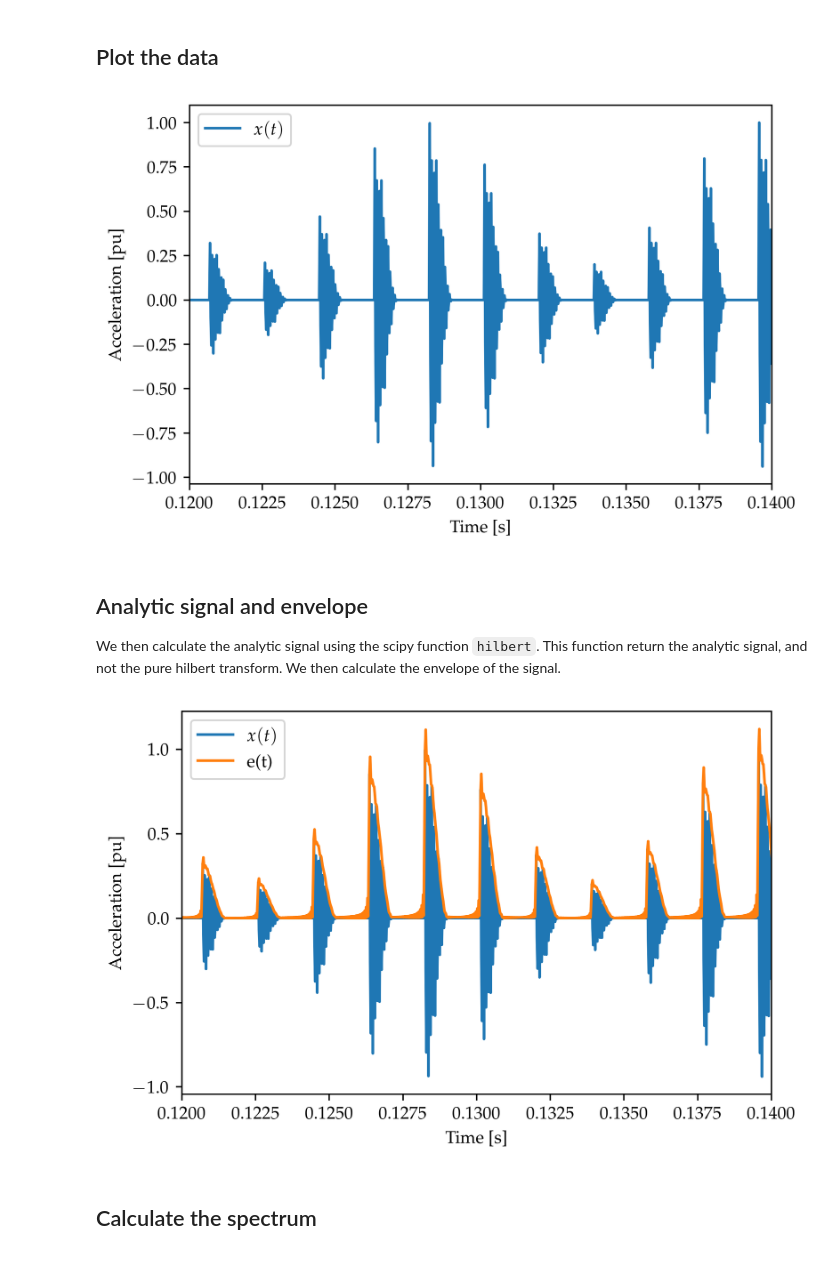
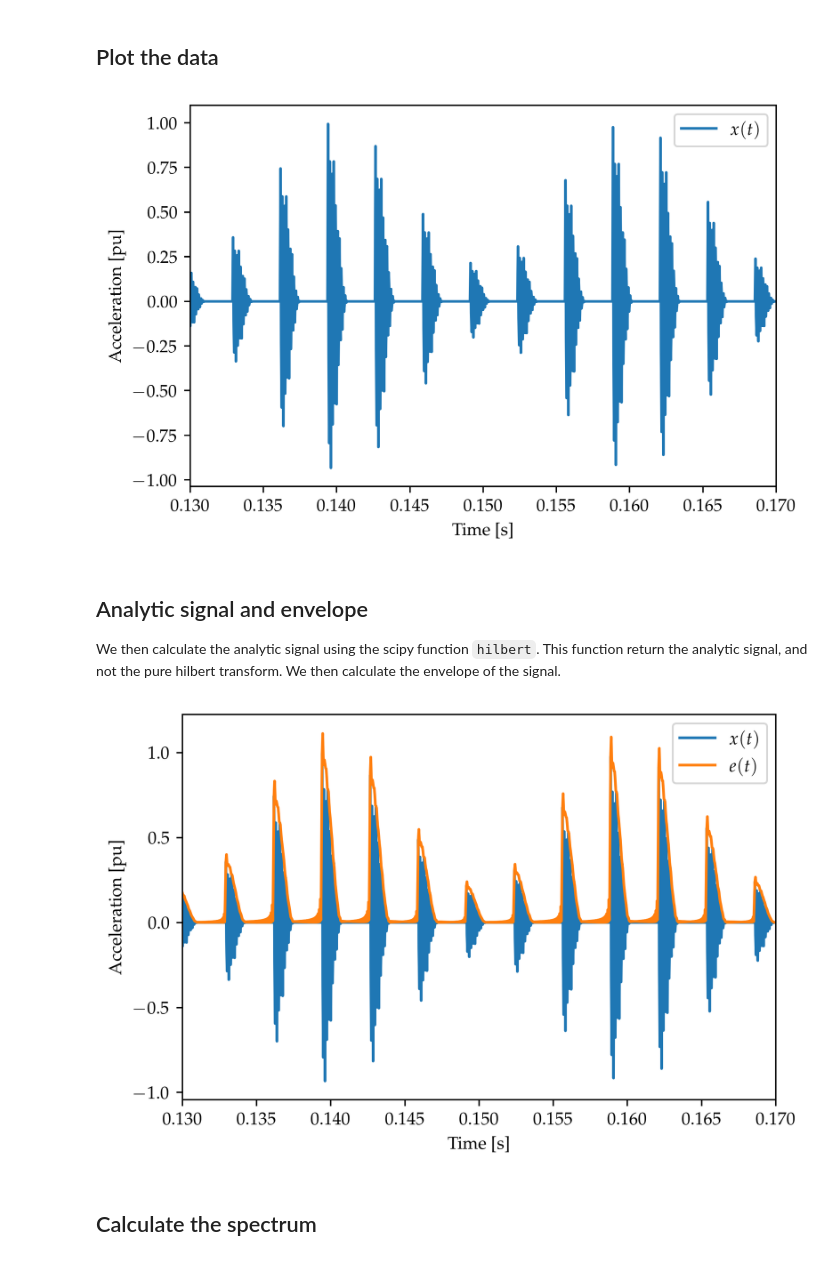
Before and after one commit to SignalAnalysisLab/uia-cm-presentation, a Jupyter notebook: python/main.ipynb, the cells around one changed output. Drawn from its saved outputs; the diff is of its cells as text; code cells hidden in the pictures.

```diff
--- a/python/main.ipynb
+++ b/python/main.ipynb
@@ -28,8 +28,8 @@ dpi = 360
 # %%
 filename = 'bearing_fault.dat'
 
-fs = 44e3 # Hz
-rps = 60
+fs = 25600 # Hz
+rps = 50
 
 # BPFI
 # RPS not RPM!!!!
@@ -45,13 +45,13 @@ ax.plot(t, data, label="$x(t)$")
 ax.set_xlabel('Time [s]')
 ax.set_ylabel('Acceleration [pu]')
 
-ax.set_xlim([0.12, 0.14])
+ax.set_xlim([0.13, 0.17])
 
 ax.legend()
 
 fig.savefig('figs/raw.png')
 # %% [output]
-[figure, old version]
+[figure, new version]
 # %% [markdown]
 ## Analytic signal and envelope
 
@@ -59,23 +59,23 @@ We then calculate the analytic signal using the  scipy function `hilbert`.  This
 # %%
 from scipy.signal import hilbert
 analytic_signal = hilbert(data)
 envelope = abs(analytic_signal)
 
 fig, ax = plt.subplots(dpi=dpi)
 
 ax.plot(t, data, label="$x(t)$")
-ax.plot(t, envelope, label="e(t)")
+ax.plot(t, envelope, label="$e(t)$")
 
 ax.set_xlabel('Time [s]')
 ax.set_ylabel('Acceleration [pu]')
 
-ax.set_xlim([0.12, 0.14])
+ax.set_xlim([0.13, 0.17])
 
 ax.legend()
 
 fig.savefig('figs/raw_w_envelope.png')
 # %% [output]
-[figure, old version]
+[figure, new version]
 # %% [markdown]
 ## Calculate the spectrum
 # %%
```
Also changed, not shown: parts of 3 cells of this notebook, 14 other files.
